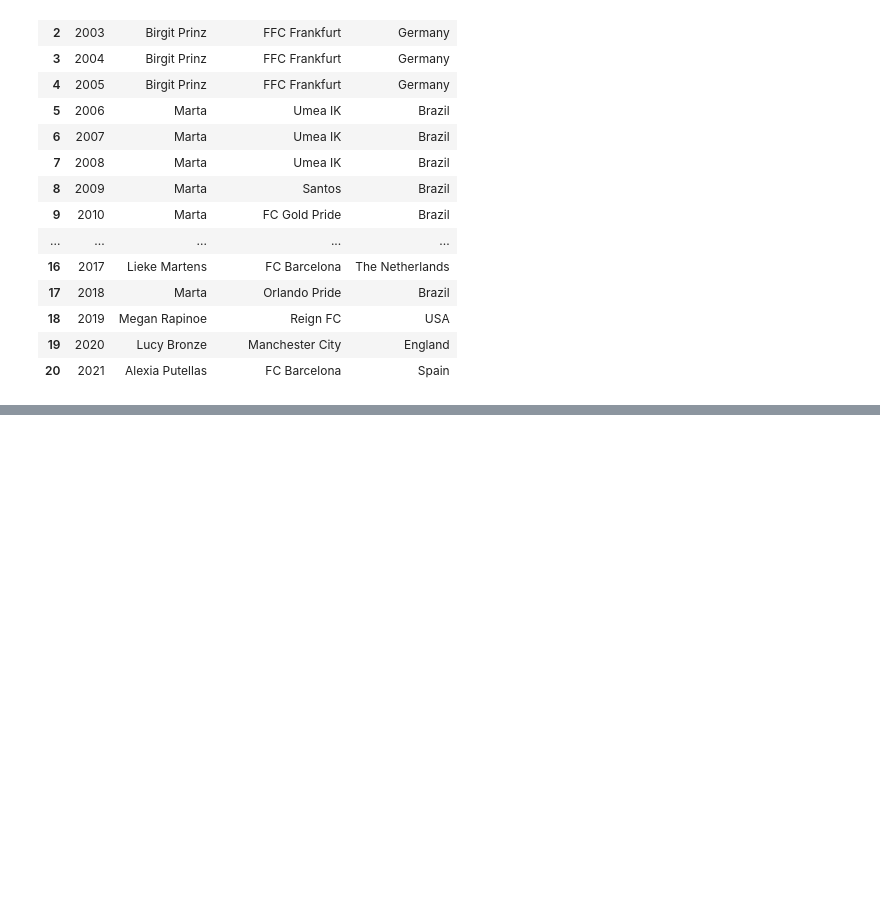
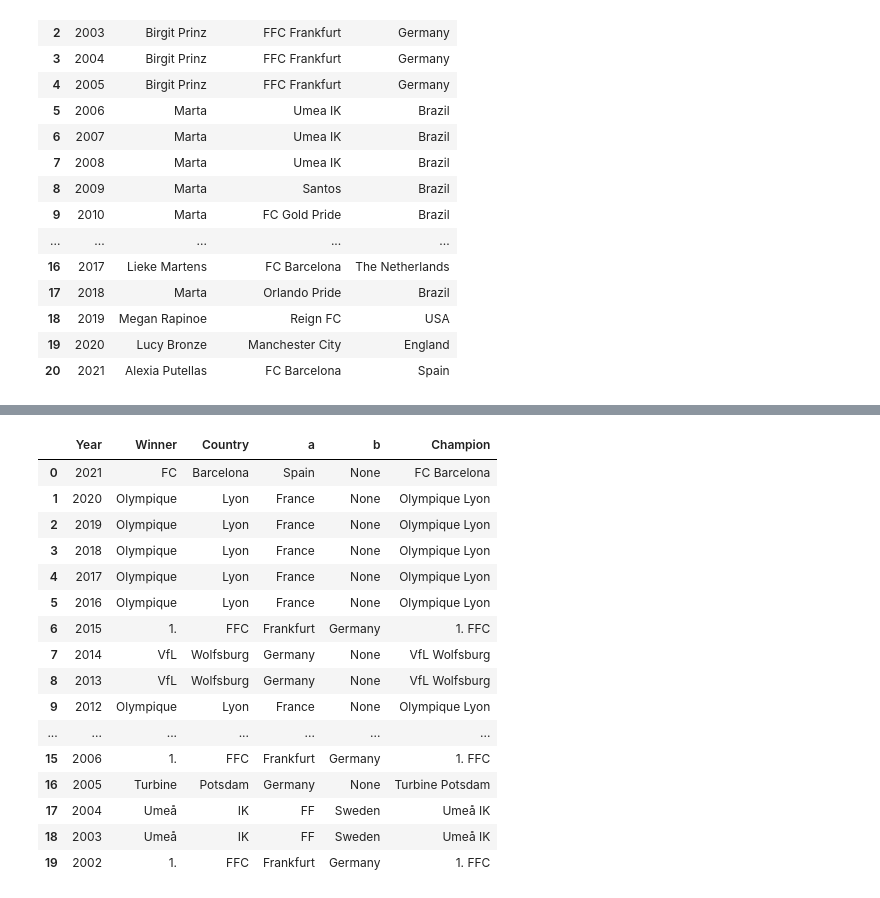
Before and after one commit to lucasmigliano21/LM-Project3-ETL, a Jupyter notebook: Cleaning.ipynb, the cells around one changed output, grey strips where cells are left out. Cells and saved outputs as stored; diff of their text form; code cells hidden in the pictures; blank space fills up the shorter version.

```diff
--- a/Cleaning.ipynb
+++ b/Cleaning.ipynb
@@ -510,0 +537,3 @@ df5
+# %%
+tabla = driver.find_element_by_xpath('//*[@id="site"]/div[2]/div[1]/div[1]')
+tabla
@@ -510,0 +542,3 @@ df5
+# %%
+players = tabla.find_elements_by_tag_name('tr')
+players
@@ -510,0 +563,11 @@ df5
+# %%
+lst = []
+
+for i in players:
+    i = i.text.replace('\n', ',').replace('   ', ',,,').split(' ')
+    lst.append(i)
+lst
+
+lst[0].append('a')
+lst[0].append('b')
+lst
@@ -510,0 +592,8 @@ df5
+# %%
+col_names=lst[0]
+
+data=lst[1:]
+
+cham=pd.DataFrame(data, columns=col_names)
+
+cham
@@ -510,0 +618,21 @@ df5
+# %%
+cham["Champion"] = cham["Winner"] + " " + cham["Country"]
+cham
+# %% [output]
+|  | Year | Winner | Country | a | b | Champion |
+| 0 | 2021 | FC | Barcelona | Spain | None | FC Barcelona |
+| 1 | 2020 | Olympique | Lyon | France | None | Olympique Lyon |
+| 2 | 2019 | Olympique | Lyon | France | None | Olympique Lyon |
+| 3 | 2018 | Olympique | Lyon | France | None | Olympique Lyon |
+| 4 | 2017 | Olympique | Lyon | France | None | Olympique Lyon |
+| 5 | 2016 | Olympique | Lyon | France | None | Olympique Lyon |
+| 6 | 2015 | 1. | FFC | Frankfurt | Germany | 1. FFC |
+| 7 | 2014 | VfL | Wolfsburg | Germany | None | VfL Wolfsburg |
+| 8 | 2013 | VfL | Wolfsburg | Germany | None | VfL Wolfsburg |
+| 9 | 2012 | Olympique | Lyon | France | None | Olympique Lyon |
+| ... | ... | ... | ... | ... | ... | ... |
+| 15 | 2006 | 1. | FFC | Frankfurt | Germany | 1. FFC |
+| 16 | 2005 | Turbine | Potsdam | Germany | None | Turbine Potsdam |
+| 17 | 2004 | Umeå | IK | FF | Sweden | Umeå IK |
+| 18 | 2003 | Umeå | IK | FF | Sweden | Umeå IK |
+| 19 | 2002 | 1. | FFC | Frankfurt | Germany | 1. FFC |
```
Also changed, not shown: parts of 17 cells of this notebook, 2 other files.
